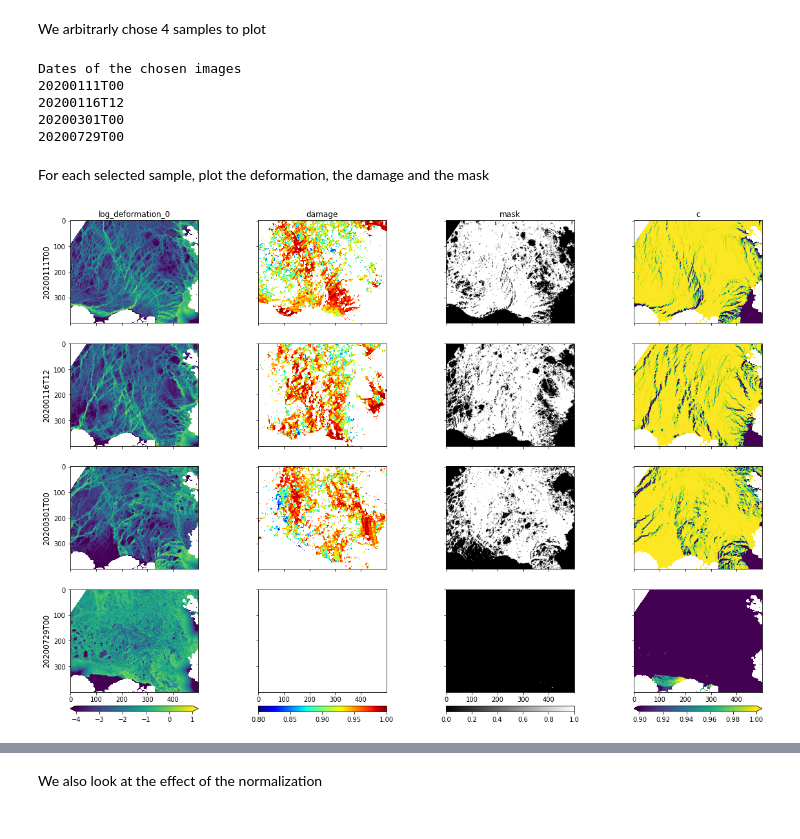
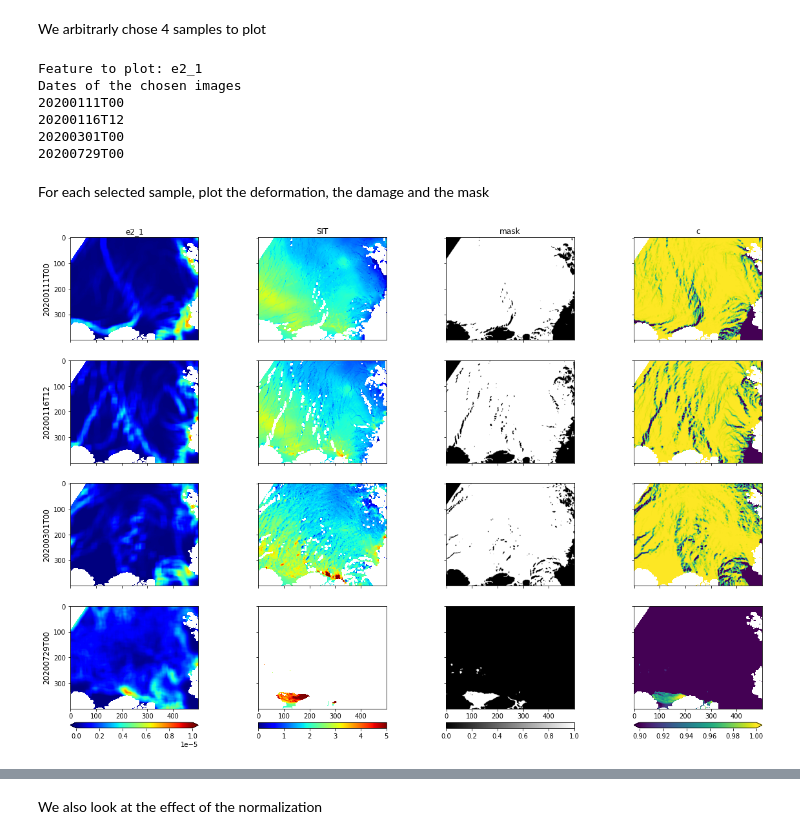
Before and after one commit to nansencenter/SID-NN, a Jupyter notebook: read-data.ipynb, the cells around one changed output, grey strips where cells are left out. Saved outputs shown, nothing was run; the diff lists cells and outputs as text; code cells hidden in the pictures.

```diff
--- a/read-data.ipynb
+++ b/read-data.ipynb
@@ -162,11 +236,31 @@ where a (resp. b) is the minimum (resp. maximum) value reached by $y_n$ which de
 
 We define the normalization function (compute $y_s$ from $y$) and the denormalization function (compute $y$ from $y_s$)
 # %%
-# Normalization function
-norm = lambda x : code_dam(x,epsi=epsi, vmin=th_dam)
+if scale is True:
+    from dti_util import code_dam, decode_dam
+    # Normalization function
+    norm = lambda x : code_dam(x,epsi=epsi, vmin=th_dam)
 
-# Denormalization function
-denorm = lambda x : decode_dam(x,epsi=epsi, vmin=th_dam)
+    # Denormalization function
+    denorm = lambda x : decode_dam(x,epsi=epsi, vmin=th_dam)
+else:
+    norm = lambda x : x
+    denorm = lambda x : x
+# %%
+# Set the limits for the plotting features variables
+e1lim = (-5e-6,5e-6)
+e2lim = (0.,1e-5)
+lims = {
+    'log_deformation_0': (-4, 1),
+    'log_deformation_1': (-4, 1),
+    'h':(th_sit,5),
+    'c':(0,1),
+    'd':(th_dam, 1.),
+    'e1_0': e1lim,
+    'e1_1': e1lim,
+    'e2_0': e2lim,
+    'e2_1': e2lim,
+}
 # %% [markdown]
 We load the files
 # %%
@@ -318,8 +428,12 @@ We arbitrarly chose 4 samples to plot
 # Index of chosen images
 iplot = [0,11,100,400]
 
+#Feature to plot
+icol = 7
+print(f'Feature to plot: {colnames[icol]}')
+
 #Put the values in dedicated variables to be plotted
-xx = X[iplot,...,0]
+xx = X[iplot,...,icol]
 yy0 = target[iplot]
 ww = mask_all[iplot]
 
@@ -342,6 +456,7 @@ print('Dates of the chosen images')
 for i in iplot:
     print(lfiles[i][6:17])
 # %% [output]
+Feature to plot: e2_1
 Dates of the chosen images
 20200111T00
 20200116T12
@@ -352,31 +467,32 @@ For each selected sample, plot the deformation, the damage and the mask
 # %%
 #fig = plt.figure(figsize=(15,3*len(iplot)))
 fig, ax = plt.subplots(nrows=len(iplot), ncols=ncols,sharex='all', sharey='all', figsize=(5*ncols,3*len(iplot)))
 fig.subplots_adjust(bottom=0.035)
 c = dict()
+featurename = colnames[icol]
 for iy in range(len(iplot)):
-    c[0] = ax[iy,0].imshow(xx[iy],vmin=-4, vmax=1)
-    c[1] = ax[iy,1].imshow(denorm(yy0[iy]), vmin=th_dam,vmax=1.,cmap='jet')
+    c[0] = ax[iy,0].imshow(xx[iy],vmin=lims[featurename][0], vmax=lims[featurename][1], cmap='jet')
+    c[1] = ax[iy,1].imshow(denorm(yy0[iy]), vmin=lims[targetname][0],vmax=lims[targetname][1],cmap='jet')
     c[2] = ax[iy,2].imshow(ww[iy],cmap='gray', vmin=0, vmax=1)
     if plot_c:
         c[3] = ax[iy,3].imshow(xxc[iy],vmin=0.9,vmax=1)
     ax[iy,0].set_ylabel(lfiles[iplot[iy]][6:17])
 
-ax[0,0].set_title(colnames[0]);
-ax[0,1].set_title('damage');
+ax[0,0].set_title(colnames[icol]);
+ax[0,1].set_title(targetfullname);
 ax[0,2].set_title('mask');
 if plot_c:
     ax[0,3].set_title('c');
 
 cbar_ax = dict()
 lextend = ['both','neither','neither','both']
 for i in range(ncols):
     pos = ax[3,i].get_position()
     left = pos.extents[0]
     width = pos.extents[2] - pos.extents[0]
     cbar_ax[i] = fig.add_axes([left, 0., width, 0.01])
     fig.colorbar(c[i], cax=cbar_ax[i], orientation='horizontal', extend=lextend[i])
 # %% [output]
-[figure, old version]
+[figure, new version]
 # %%
 bins = 100
```
Also changed, not shown: parts of 18 cells of this notebook, 6 other files.
